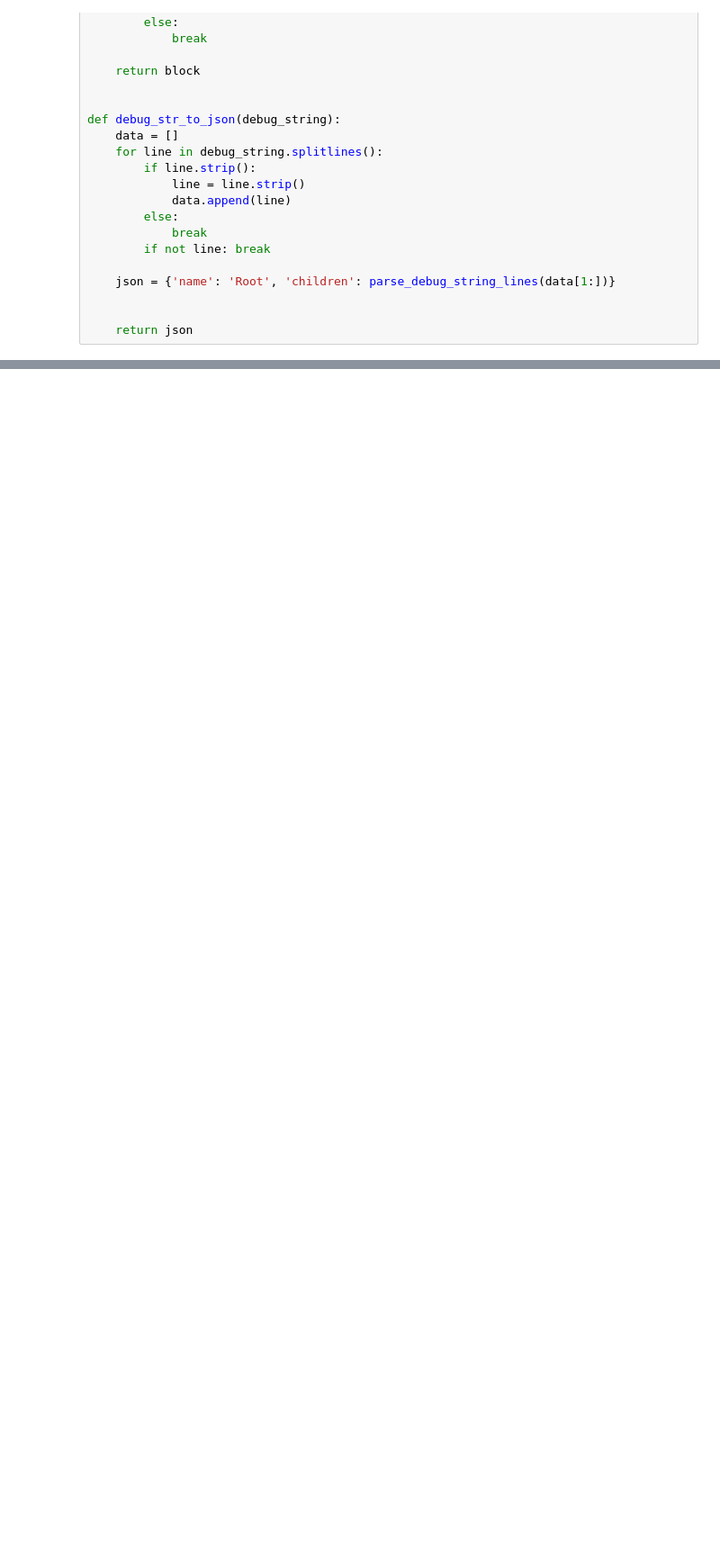
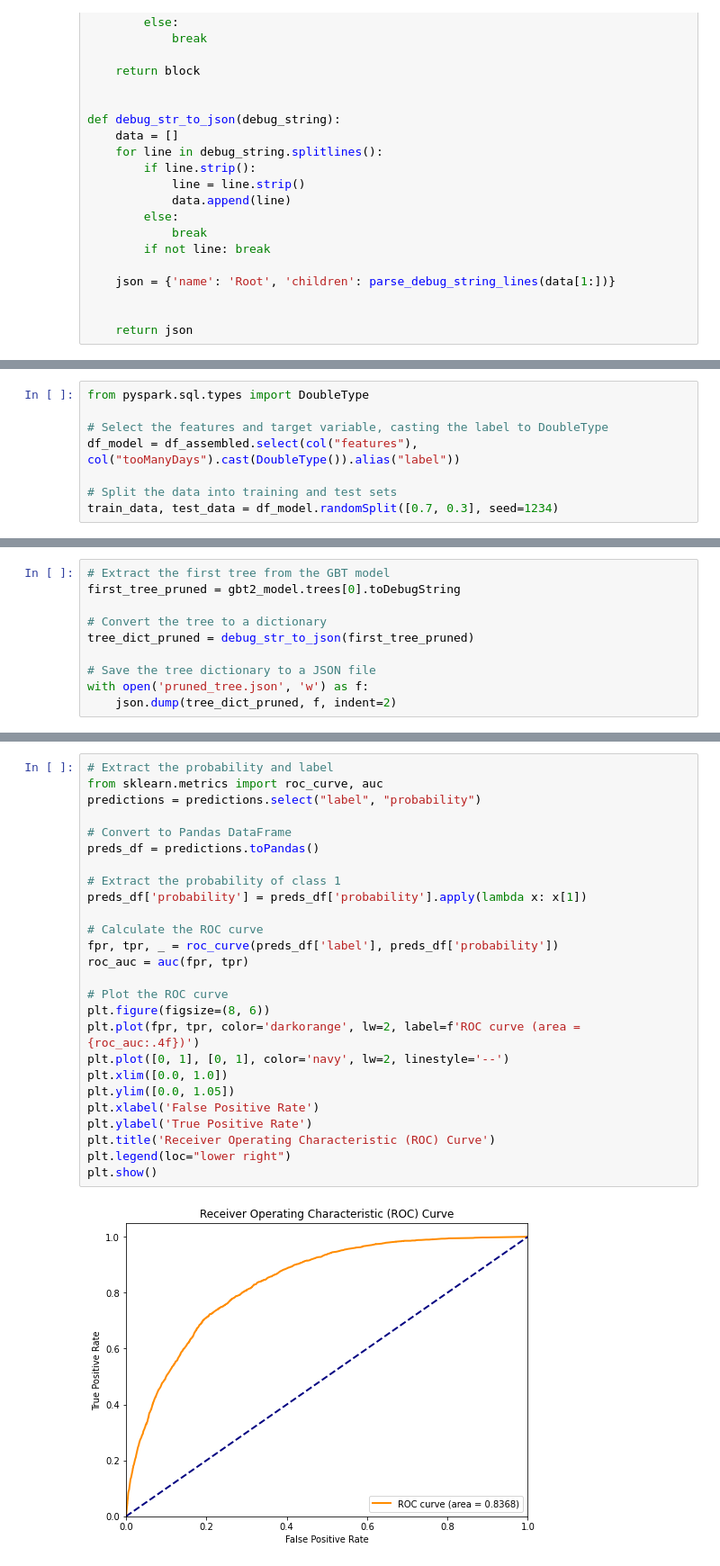
Before and after one commit to YuanhangHou/aws-instance-duplicate, a Jupyter notebook: ITERATION 4 BDAS.ipynb, the cells around one changed output, grey strips where cells are left out. Shown at 90% size. Cells and saved outputs as stored; diff of their text form; blank space fills up the shorter version.

```diff
--- a/ITERATION 4 BDAS.ipynb
+++ b/ITERATION 4 BDAS.ipynb
@@ -1295,4 +1294,12 @@ tree_dict = debug_str_to_json(first_tree)
 # Save the tree dictionary to a JSON file
 with open('tree.json', 'w') as f:
     json.dump(tree_dict, f, indent=2)
+# %%
+from pyspark.sql.types import DoubleType
+
+# Select the features and target variable, casting the label to DoubleType
+df_model = df_assembled.select(col("features"), col("tooManyDays").cast(DoubleType()).alias("label"))
+
+# Split the data into training and test sets
+train_data, test_data = df_model.randomSplit([0.7, 0.3], seed=1234)
 # %%
@@ -1299,0 +1344,10 @@ with open('tree.json', 'w') as f:
+# %%
+# Extract the first tree from the GBT model
+first_tree_pruned = gbt2_model.trees[0].toDebugString
+
+# Convert the tree to a dictionary
+tree_dict_pruned = debug_str_to_json(first_tree_pruned)
+
+# Save the tree dictionary to a JSON file
+with open('pruned_tree.json', 'w') as f:
+    json.dump(tree_dict_pruned, f, indent=2)
@@ -1299,0 +1410,28 @@ with open('tree.json', 'w') as f:
+# %%
+# Extract the probability and label
+from sklearn.metrics import roc_curve, auc
+predictions = predictions.select("label", "probability")
+
+# Convert to Pandas DataFrame
+preds_df = predictions.toPandas()
+
+# Extract the probability of class 1
+preds_df['probability'] = preds_df['probability'].apply(lambda x: x[1])
+
+# Calculate the ROC curve
+fpr, tpr, _ = roc_curve(preds_df['label'], preds_df['probability'])
+roc_auc = auc(fpr, tpr)
+
+# Plot the ROC curve
+plt.figure(figsize=(8, 6))
+plt.plot(fpr, tpr, color='darkorange', lw=2, label=f'ROC curve (area = {roc_auc:.4f})')
+plt.plot([0, 1], [0, 1], color='navy', lw=2, linestyle='--')
+plt.xlim([0.0, 1.0])
+plt.ylim([0.0, 1.05])
+plt.xlabel('False Positive Rate')
+plt.ylabel('True Positive Rate')
+plt.title('Receiver Operating Characteristic (ROC) Curve')
+plt.legend(loc="lower right")
+plt.show()
+# %% [output]
+[figure, added]
```
Also changed, not shown: parts of 32 cells of this notebook, 1 other file.
